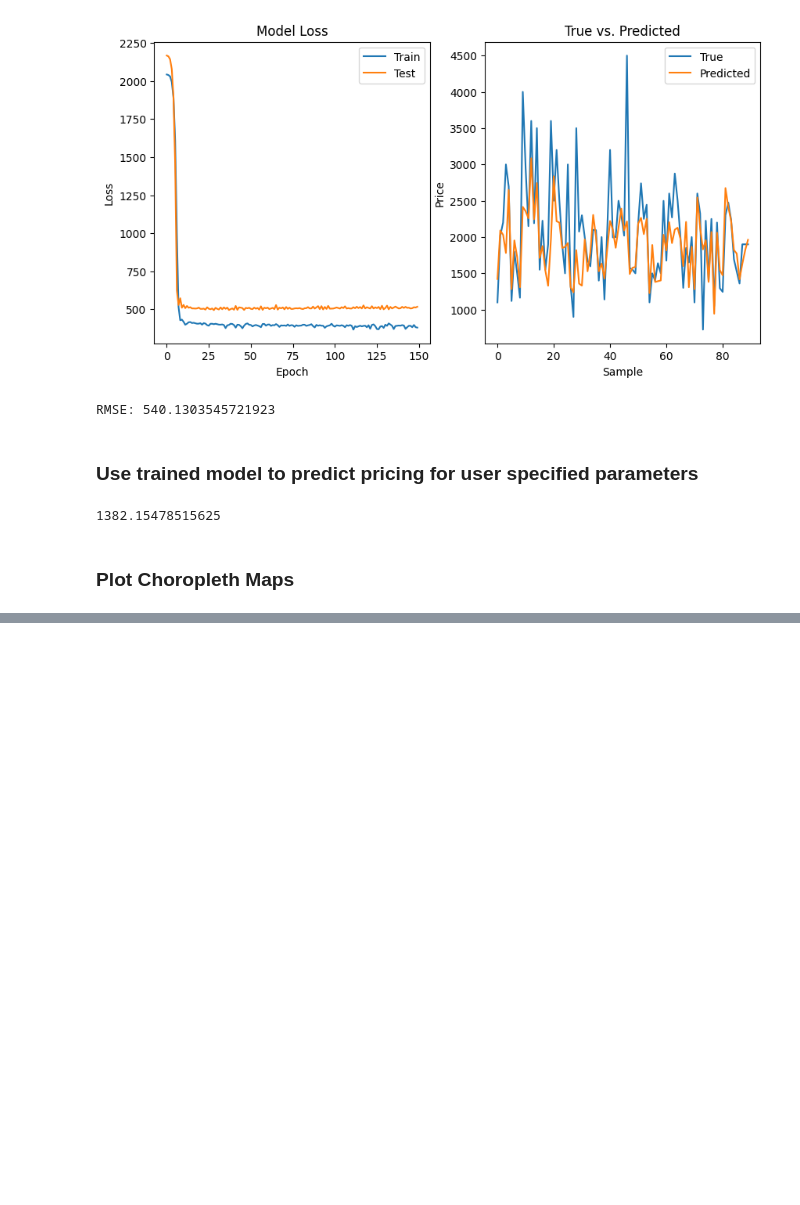
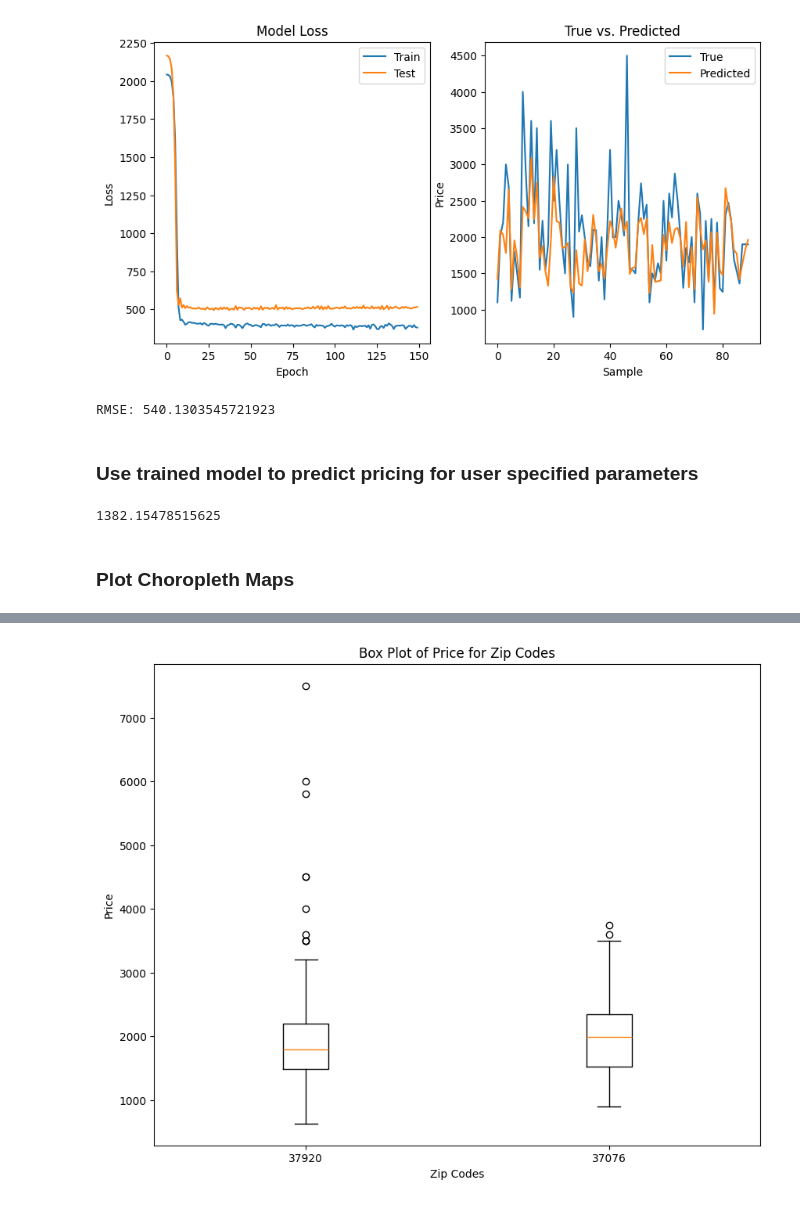
Before and after one commit to fdac23/CarPricingAnalysis, a Jupyter notebook: RentPricingAnalysis.ipynb, the cells around one changed output, grey strips where cells are left out. Saved outputs shown, nothing was run; the diff lists cells and outputs as text; code cells hidden in the pictures; blank space fills up the shorter version.

```diff
--- a/RentPricingAnalysis.ipynb
+++ b/RentPricingAnalysis.ipynb
@@ -58,0 +70,4 @@ rm.GenerateChoroplethMap()
+# %%
+vis.FeatureBoxPlot(zipCodes, "price")
+# %% [output]
+[figure, added]
```
Also changed, not shown: parts of 8 cells of this notebook.
